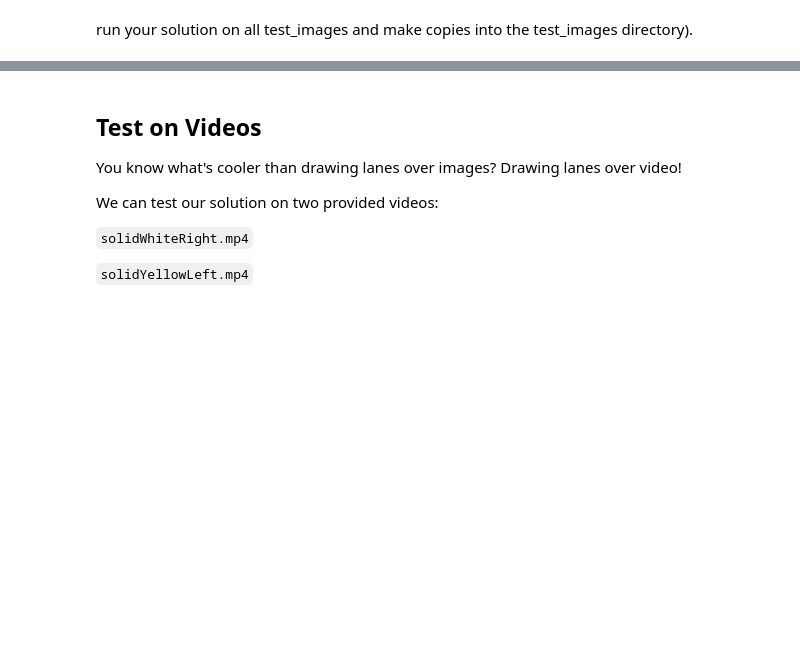
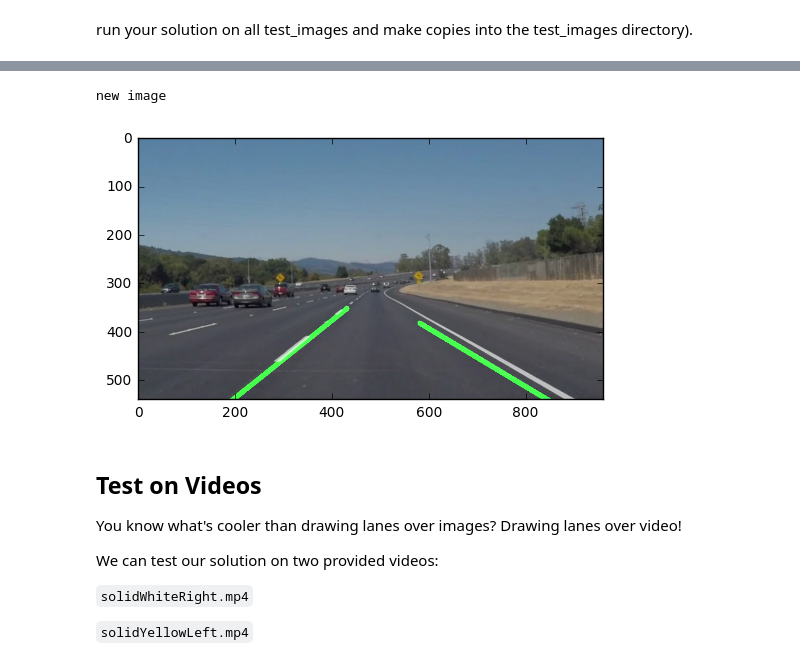
Before and after one commit to Nixoxo/P1-LaneLines, a Jupyter notebook: P1.ipynb, the cells around one changed output, grey strips where cells are left out. Saved outputs shown, nothing was run; the diff lists cells and outputs as text; code cells hidden in the pictures; blank space fills up the shorter version.

Commit message:
Implemented a lot for better lane detection like averaging lines and many thresholds

```diff
--- a/P1.ipynb
+++ b/P1.ipynb
@@ -194,34 +252,25 @@ run your solution on all test_images and make copies into the test_images direct
 def pipeline(image):
 
     imshape = image.shape
-    gray_image = grayscale(image)
+    gray_image = cv2.cvtColor(image, cv2.COLOR_BGR2HSV)
 
     kernel_size = 3
     blur_gray = gaussian_blur(gray_image, kernel_size)
 
-    low_threshold = 100
-    high_threshold = 130
+    low_threshold = 200
+    high_threshold = 230
     edges = canny(blur_gray, low_threshold, high_threshold)
 
-    #vertices = np.array([[(0, imshape[0]), (450, 320), (490, 320), (imshape[1], imshape[0])]], dtype=np.int32)
-    vertices = np.array([[(150, imshape[0]), (400, 350), (400, 320), (imshape[1], imshape[0])]], dtype=np.int32)
-    ignore_vertices = np.array([[(150, imshape[0]), (400, 350), (400, 320), (imshape[1], imshape[0])]], dtype=np.int32)
+    vertices = np.array([[(imshape[1]*1/10, imshape[0]), (imshape[1]*1/2-50, imshape[0]- imshape[0]*1/2+50), (imshape[1]*1/2+50, imshape[0]- imshape[0]*1/2+50), (imshape[1]*9/10, imshape[0])]], dtype=np.int32)
+    ignore_vertices = np.array([[(imshape[1]*3/10-50, imshape[0]), (imshape[1]*1/2, imshape[0]-imshape[0]*2/5-50), (imshape[1]*5/10, imshape[0]-imshape[0]*2/5-50), (imshape[1]*7/10+50, imshape[0])]], dtype=np.int32)
 
     region = region_of_interest(edges, vertices, ignore_vertices)
 
     rho = 1  # distance resolution in pixels of the Hough grid
     theta = np.pi / 180  # angular resolution in radians of the Hough grid
-    threshold = 10  # minimum number of votes (intersections in Hough grid cell)
-    min_line_length = 40  # minimum number of pixels making up a line
-    max_line_gap = 15 # maximum gap in pixels between connectable line segments
+    threshold = 40  # minimum number of votes (intersections in Hough grid cell)
+    min_line_length = 50  # minimum number of pixels making up a line
+    max_line_gap = 5 # maximum gap in pixels between connectable line segments
     line_img = hough_lines(region, rho, theta, threshold, min_line_length, max_line_gap)
-
     final = weighted_img(line_img, image)
     return final
-
-for image in os.listdir("test_images/"):
-
-    plt.figure(image)
-    path = 'test_images/'+ image
-    image = mpimg.imread(path)
-    plt.imshow(pipeline(image), cmap='gray')
@@ -235,3 +277,15 @@ for image in os.listdir("test_images/"):
+# %%
+for image in os.listdir("test_images/"):
+
+    plt.figure(image)
+    path = 'test_images/'+ image
+    image = mpimg.imread(path)
+    print('new image')
+    plt.imshow(pipeline(image), cmap='gray')
+    break
+# %% [output]
+new image
+[figure, added]
 # %% [markdown]
 ## Test on Videos
 
```
Also changed, not shown: parts of 13 cells of this notebook, 3 other files.
